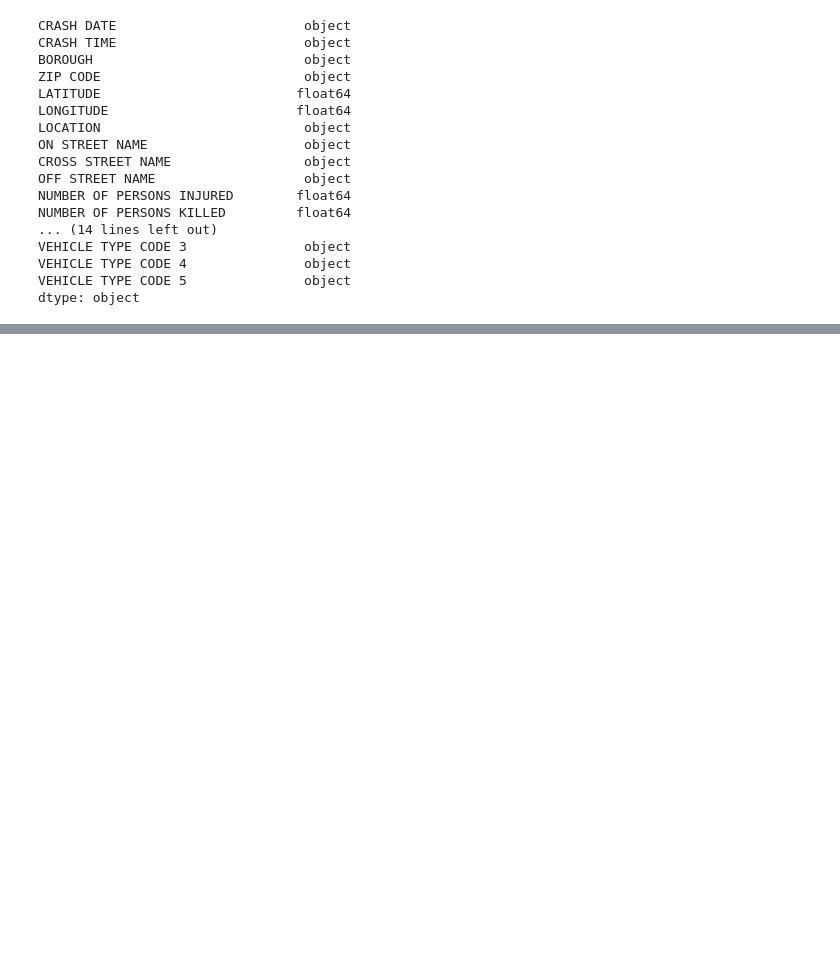
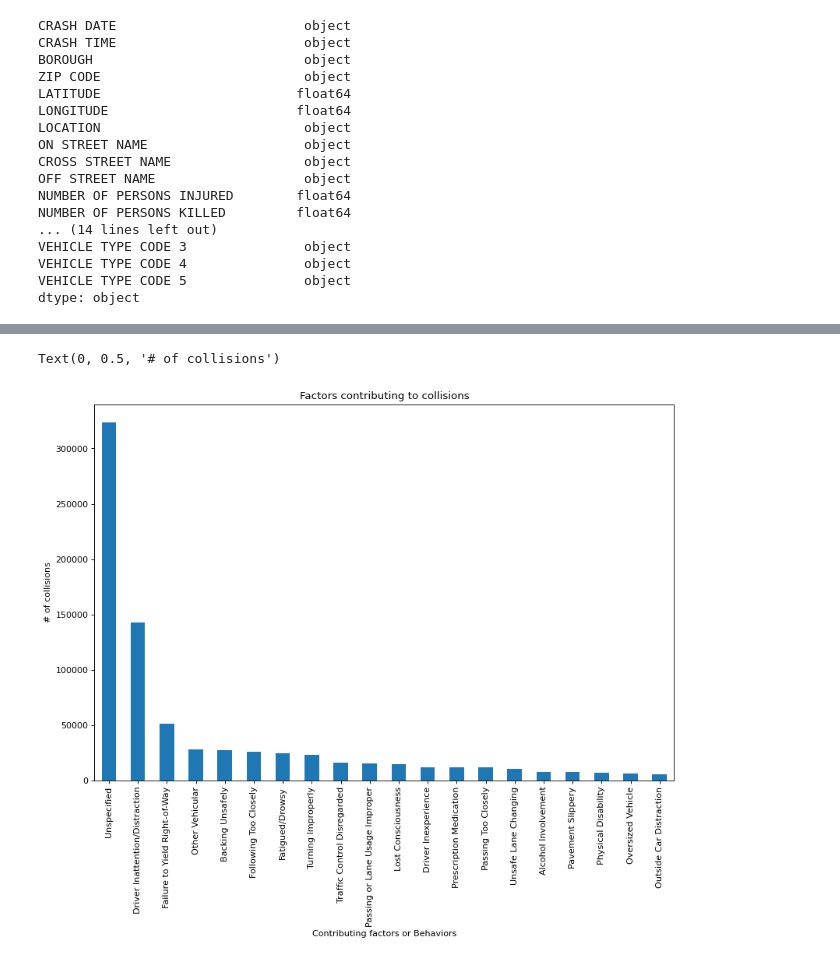
Before and after one commit to abdulkhaliq94/motor-vehicle-collisions, a Jupyter notebook: Project.ipynb, the cells around one changed output, grey strips where cells are left out. Saved outputs shown, nothing was run; the diff lists cells and outputs as text; code cells hidden in the pictures; blank space fills up the shorter version.

```diff
--- a/Project.ipynb
+++ b/Project.ipynb
@@ -131,0 +323,9 @@ sns.distplot(crashes['YEAR'], hist=True, kde=False,
+# %%
+figure(figsize=(12, 8), dpi=80)
+crashes["CONTRIBUTING FACTOR VEHICLE 1"].value_counts()[:20].plot(kind="bar")
+plt.title("Factors contributing to collisions")
+plt.xlabel("Contributing factors or Behaviors")
+plt.ylabel("# of collisions")
+# %% [output]
+Text(0, 0.5, '# of collisions')
+[figure, added]
```
Also changed, not shown: parts of 22 cells of this notebook.
